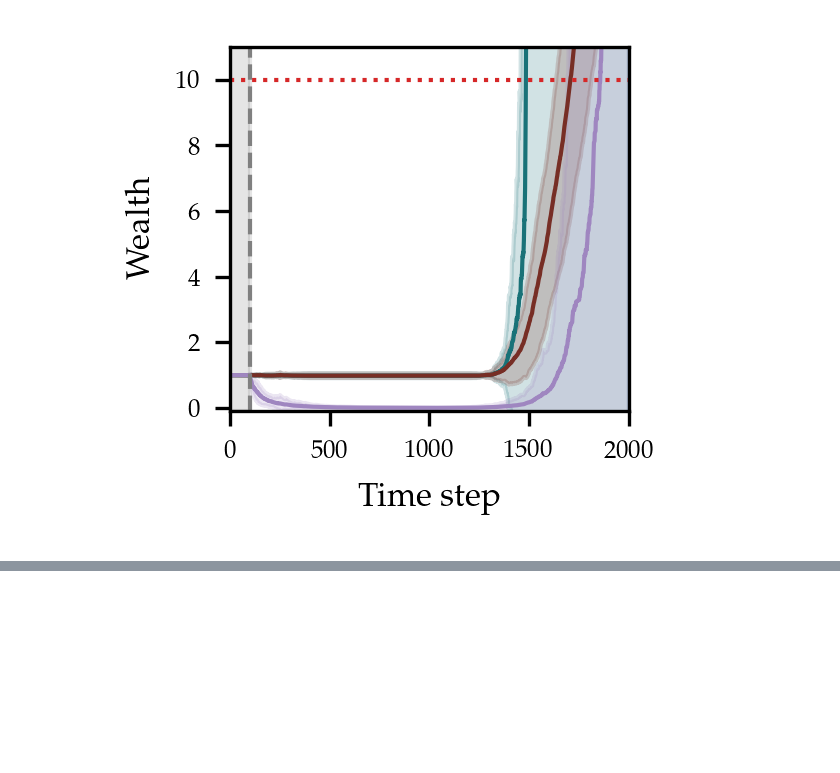
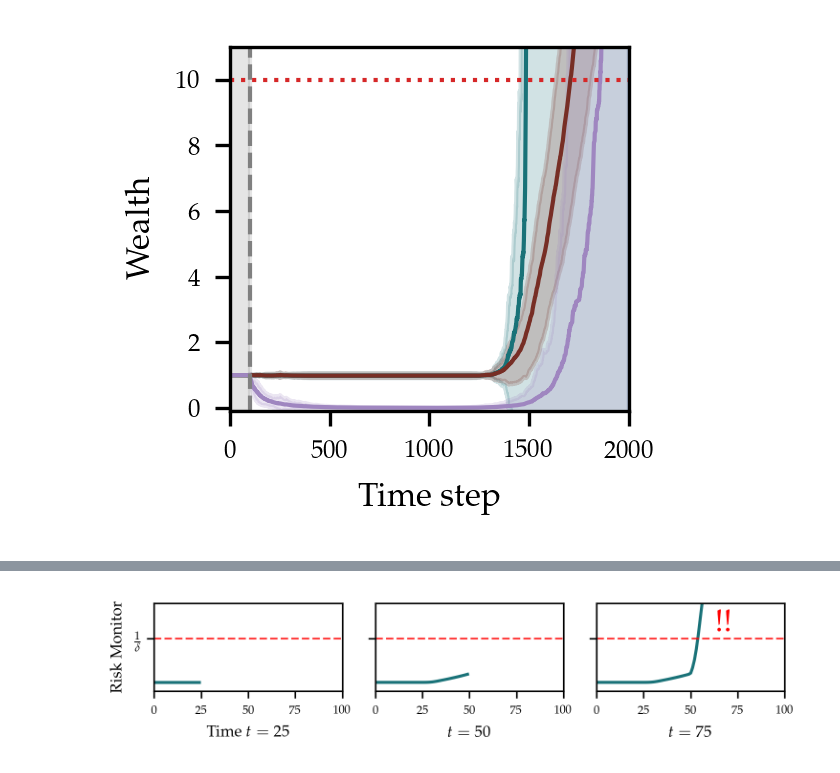
Before and after one commit to alextimans/risk-monitor, a Jupyter notebook: plots/plots.ipynb, the cells around one changed output, grey strips where cells are left out. Cells and saved outputs as stored; diff of their text form; code cells hidden in the pictures; blank space fills up the shorter version.

```diff
--- a/plots/plots.ipynb
+++ b/plots/plots.ipynb
@@ -765,0 +835,14 @@ plt.grid(False)
+# %%
+paths = []
+base_path, filename = cfg.RUN.FULL_DIR.rsplit('/', 1)
+bts_fn, tw_fn = filename.split("_")[-4], filename.split("_")[-2]
+
+nr_bs = [1, 10, 50]
+nr_tw = [0, 200, 50, 10]
+
+for tw in [f"tw{t}" for t in nr_tw]:
+    for bts in [f"bts{b}" for b in nr_bs]:
+        paths.append(
+            os.path.join(base_path, filename.replace(bts_fn, bts).replace(tw_fn, tw))
+        )
+        print(paths[-1])
@@ -765,0 +943,5 @@ plt.grid(False)
+# %%
+from itertools import product
+
+all_tw_bts = list(product(nr_tw, nr_bs))
+print(all_tw_bts)
@@ -765,0 +979,65 @@ plt.grid(False)
+# %%
+x = np.arange(100)
+x_plot = [25, 50, 75]
+# monitor = [
+#     np.concatenate([np.ones(25), np.zeros(75)]),
+#     np.concatenate([np.ones(50), np.zeros(50)]),
+#     np.concatenate([np.ones(50), np.exp(np.linspace(0, 4, 50))])
+# ]
+
+t = np.arange(100)
+def smooth_transition(start, end, curve, t, width=10):
+    blend = 1 / (1 + np.exp(-0.5 * (t - start - width/2)))  # sigmoid centered at start+width/2
+    return (1 - blend) * 1 + blend * curve
+
+monitor_0 = np.concatenate([np.ones(25), np.zeros(75)])
+
+subexp_growth = 1 + 5 * (np.linspace(0, 1, 75) ** 1.5)  # gentle increase
+monitor_1 = np.concatenate([
+    np.ones(25),
+    smooth_transition(25, 50, subexp_growth[:25], t[25:50]),
+    np.zeros(50)
+])
+
+strong_exp = np.exp(np.linspace(2.7, 2.8, 25))  # fast exponential
+monitor_2 = np.concatenate([
+    np.ones(25),
+    smooth_transition(25, 50, subexp_growth[:25], t[25:50]),
+    smooth_transition(50, 75, strong_exp, t[50:75]),
+    np.zeros(25)
+])
+
+monitor = [monitor_0, monitor_1, monitor_2]
+
+threshold = 6
+
+# Create figure with subplots
+fig, axs = plt.subplots(1, 3, figsize=(5, 1.2), sharey=True)
+
+for i, ax in enumerate(axs):
+    ax.plot(x[:x_plot[i]], monitor[i][:x_plot[i]], color='#197278', lw=1.5)
+    ax.plot(x[x_plot[i]:], monitor[i][x_plot[i]:], color='white', lw=1.5)
+    # ax.plot(x, monitor[i], color='#197278', lw=1.5)
+
+    ax.axhline(threshold, color='red', linestyle='--', alpha=0.75)
+    ax.set_xlim([0, 100])
+    ax.set_ylim([0, 10])
+    ax.set_xlabel(rf"$t={x_plot[i]}$")
+    ax.grid(False)
+
+    ax.set_yticks([threshold])
+    ax.set_yticklabels([r"$\frac{1}{\delta}$"], fontsize=8)
+    ax.set_xticks([0, 25, 50, 75, 100])
+
+    if i == 0:
+        ax.set_ylabel("Risk Monitor")
+        ax.set_xlabel(rf"Time $t={x_plot[i]}$")
+
+    if np.any(monitor[i] > threshold):
+        idx = np.argmax(monitor[i] > threshold)
+        ax.text(x[idx] + 10, monitor[i][idx] + 0.5, '!!', fontsize=16, color='red', fontweight='bold')
+
+plt.tight_layout()
+# plt.savefig("plots/example_monitoring.png", format="png", bbox_inches='tight', dpi=2000)
+# %% [output]
+[figure, added]
```
Also changed, not shown: parts of 18 cells of this notebook, 11 other files.
